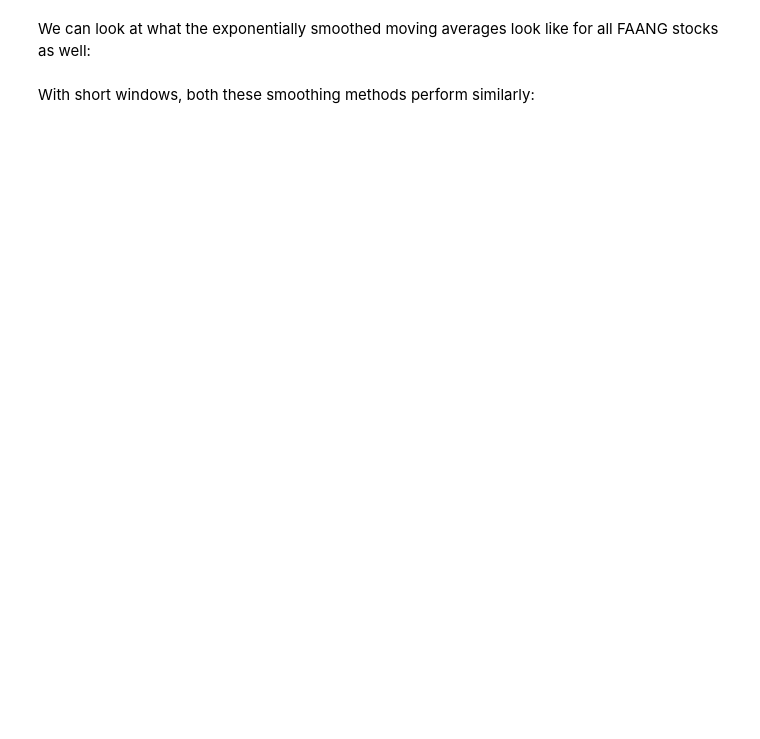
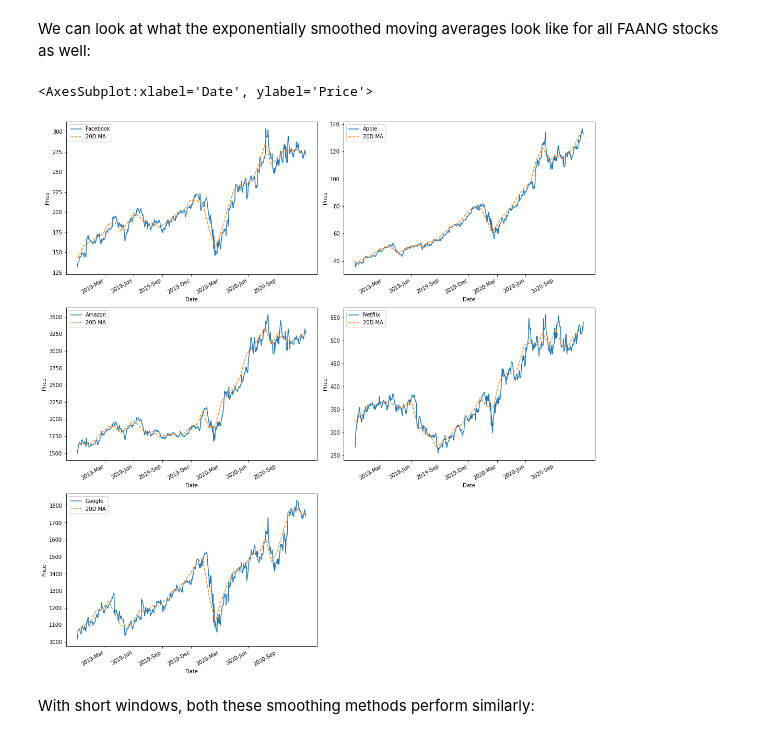
Before and after one commit to will-i-amv/stock-analysis, a Jupyter notebook: Tests.ipynb, the cells around one changed output. Saved outputs shown, nothing was run; the diff lists cells and outputs as text; code cells hidden in the pictures; blank space fills up the shorter version.

```diff
--- a/Tests.ipynb
+++ b/Tests.ipynb
@@ -307,2 +233,11 @@ We can look at what the exponentially smoothed moving averages look like for all
+# %%
+faang_viz.plot_moving_averages(
+    type_='MA',
+    column='close',
+    periods=['20D']
+)
+# %% [output]
+<AxesSubplot:xlabel='Date', ylabel='Price'>
+[figure, added]
 # %% [markdown]
 With short windows, both these smoothing methods perform similarly:
```
Also changed, not shown: parts of 23 cells of this notebook.
